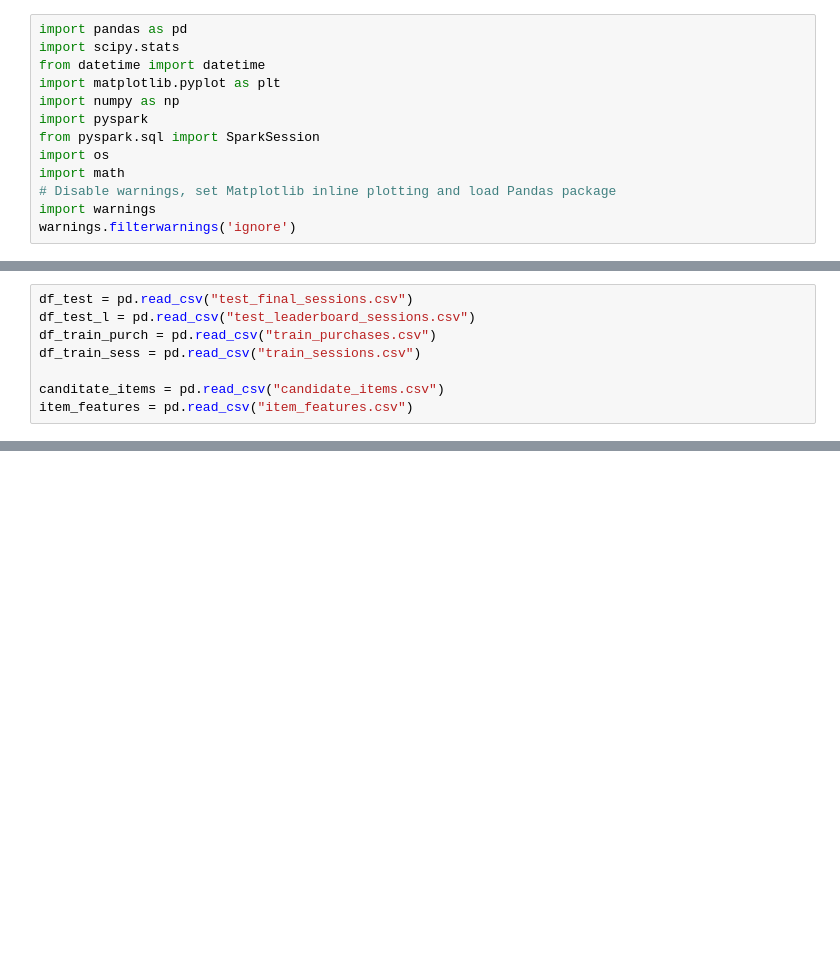
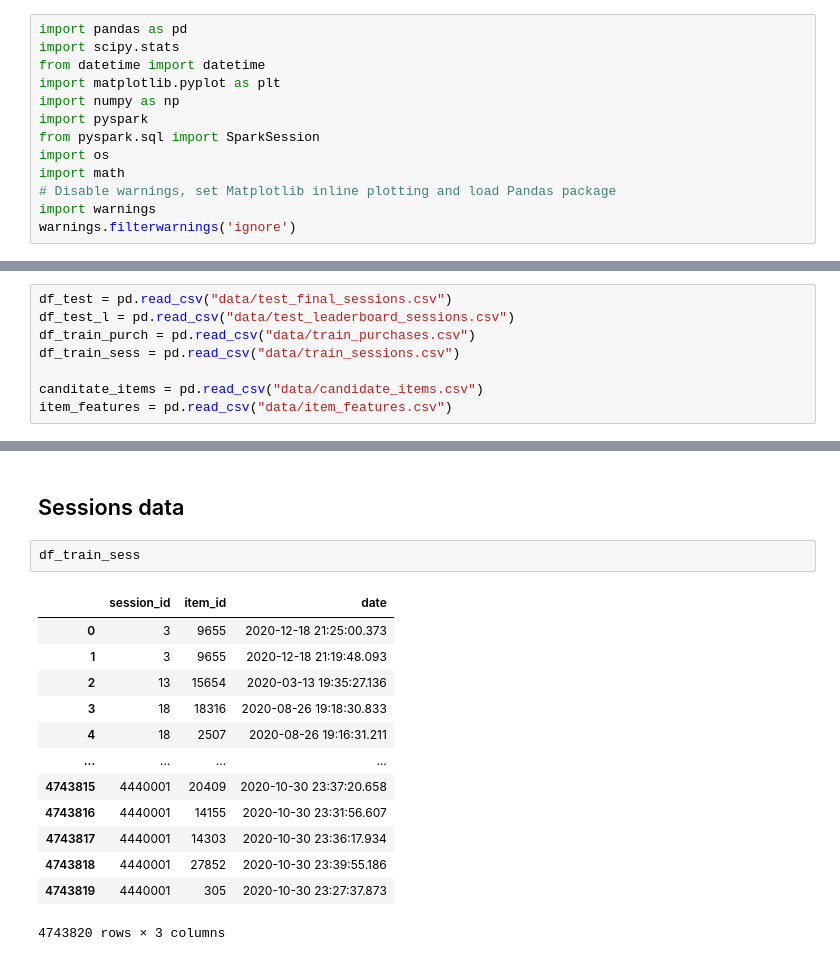
Before and after one commit to SCIA-Premium/RecSys_2022, a Jupyter notebook: Syma.ipynb, the cells around one changed output, grey strips where cells are left out. Saved outputs shown, nothing was run; the diff lists cells and outputs as text; blank space fills up the shorter version.

Commit message:
[Add] Work on features and sessions

```diff
--- a/Syma.ipynb
+++ b/Syma.ipynb
@@ -53,10 +52,10 @@ print(sc)
 # %%
-df_test = pd.read_csv("test_final_sessions.csv")
-df_test_l = pd.read_csv("test_leaderboard_sessions.csv")
-df_train_purch = pd.read_csv("train_purchases.csv")
-df_train_sess = pd.read_csv("train_sessions.csv")
+df_test = pd.read_csv("data/test_final_sessions.csv")
+df_test_l = pd.read_csv("data/test_leaderboard_sessions.csv")
+df_train_purch = pd.read_csv("data/train_purchases.csv")
+df_train_sess = pd.read_csv("data/train_sessions.csv")
 
-canditate_items = pd.read_csv("candidate_items.csv")
-item_features = pd.read_csv("item_features.csv")
+canditate_items = pd.read_csv("data/candidate_items.csv")
+item_features = pd.read_csv("data/item_features.csv")
 # %%
 df_test
@@ -64,0 +137,18 @@ item_features
+# %% [markdown]
+## Sessions data
+# %%
+df_train_sess
+# %% [output]
+|  | session_id | item_id | date |
+| 0 | 3 | 9655 | 2020-12-18 21:25:00.373 |
+| 1 | 3 | 9655 | 2020-12-18 21:19:48.093 |
+| 2 | 13 | 15654 | 2020-03-13 19:35:27.136 |
+| 3 | 18 | 18316 | 2020-08-26 19:18:30.833 |
+| 4 | 18 | 2507 | 2020-08-26 19:16:31.211 |
+| ... | ... | ... | ... |
+| 4743815 | 4440001 | 20409 | 2020-10-30 23:37:20.658 |
+| 4743816 | 4440001 | 14155 | 2020-10-30 23:31:56.607 |
+| 4743817 | 4440001 | 14303 | 2020-10-30 23:36:17.934 |
+| 4743818 | 4440001 | 27852 | 2020-10-30 23:39:55.186 |
+| 4743819 | 4440001 | 305 | 2020-10-30 23:27:37.873 |
+4743820 rows × 3 columns
```
Also changed, not shown: parts of 34 cells of this notebook, 1 other file.
